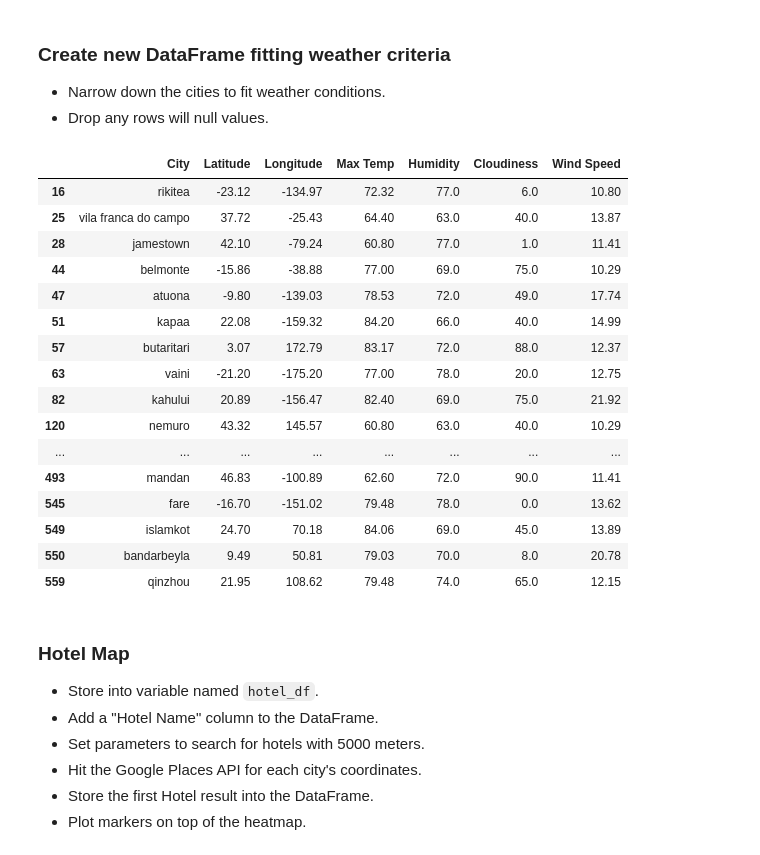
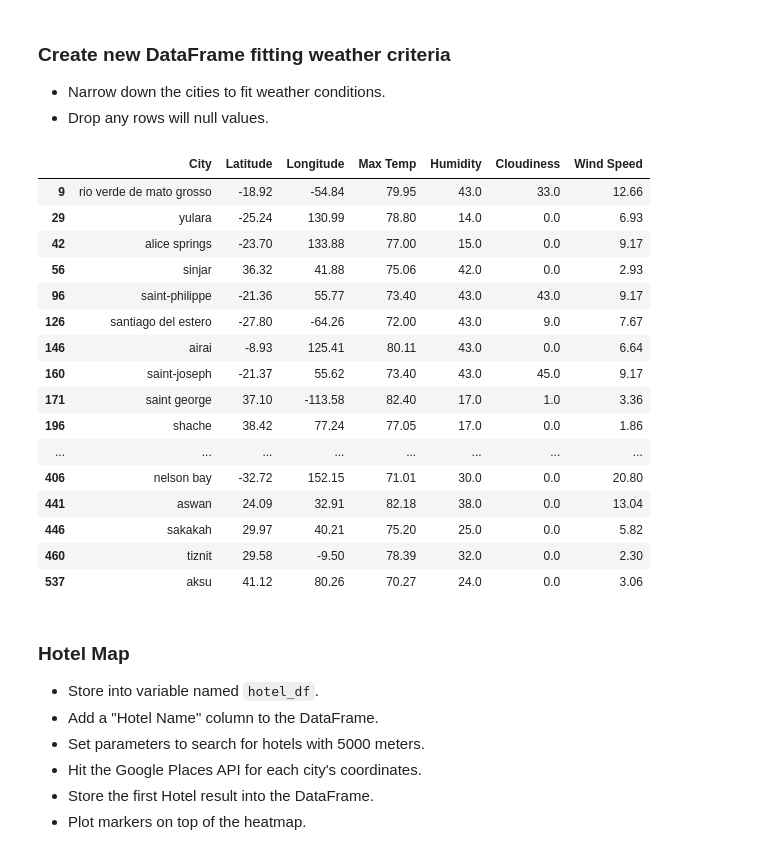
Before and after one commit to delanybroome/pyton-api-challenge, a Jupyter notebook: VacationPy.ipynb, the cells around one changed output. Drawn from its saved outputs; the diff is of its cells as text; code cells hidden in the pictures.

```diff
--- a/VacationPy.ipynb
+++ b/VacationPy.ipynb
@@ -94,29 +92,26 @@ Figure(layout=FigureLayout(border='1px solid black', height='500px', margin='0 a
 * Drop any rows will null values.
 # %%
 # Weather conditions For New Data Frame
-conditions_df = vacation_df[(vacation_df['Max Temp'] < 90)  & (vacation_df['Max Temp'] > 60)]
-conditions_df = conditions_df[(conditions_df['Humidity'] < 80)  & (conditions_df['Humidity'] > 60)]
-conditions_df = conditions_df[(conditions_df'Wind Speed'] < 40)  & (conditions_df['Wind Speed'] > 10)]
-conditions_df = conditions_df.dropna()
+conditions_df = vacation_df.loc[(vacation_df["Max Temp"]>70) & (vacation_df["Max Temp"]<85) & (vacation_df["Humidity"]<50) & (vacation_df["Cloudiness"]<50)]
 conditions_df
 # %% [output]
 |  | City | Latitude | Longitude | Max Temp | Humidity | Cloudiness | Wind Speed |
-| 16 | rikitea | -23.12 | -134.97 | 72.32 | 77.0 | 6.0 | 10.80 |
-| 25 | vila franca do campo | 37.72 | -25.43 | 64.40 | 63.0 | 40.0 | 13.87 |
-| 28 | jamestown | 42.10 | -79.24 | 60.80 | 77.0 | 1.0 | 11.41 |
-| 44 | belmonte | -15.86 | -38.88 | 77.00 | 69.0 | 75.0 | 10.29 |
-| 47 | atuona | -9.80 | -139.03 | 78.53 | 72.0 | 49.0 | 17.74 |
-| 51 | kapaa | 22.08 | -159.32 | 84.20 | 66.0 | 40.0 | 14.99 |
-| 57 | butaritari | 3.07 | 172.79 | 83.17 | 72.0 | 88.0 | 12.37 |
-| 63 | vaini | -21.20 | -175.20 | 77.00 | 78.0 | 20.0 | 12.75 |
-| 82 | kahului | 20.89 | -156.47 | 82.40 | 69.0 | 75.0 | 21.92 |
-| 120 | nemuro | 43.32 | 145.57 | 60.80 | 63.0 | 40.0 | 10.29 |
+| 9 | rio verde de mato grosso | -18.92 | -54.84 | 79.95 | 43.0 | 33.0 | 12.66 |
+| 29 | yulara | -25.24 | 130.99 | 78.80 | 14.0 | 0.0 | 6.93 |
+| 42 | alice springs | -23.70 | 133.88 | 77.00 | 15.0 | 0.0 | 9.17 |
+| 56 | sinjar | 36.32 | 41.88 | 75.06 | 42.0 | 0.0 | 2.93 |
+| 96 | saint-philippe | -21.36 | 55.77 | 73.40 | 43.0 | 43.0 | 9.17 |
+| 126 | santiago del estero | -27.80 | -64.26 | 72.00 | 43.0 | 9.0 | 7.67 |
+| 146 | airai | -8.93 | 125.41 | 80.11 | 43.0 | 0.0 | 6.64 |
+| 160 | saint-joseph | -21.37 | 55.62 | 73.40 | 43.0 | 45.0 | 9.17 |
+| 171 | saint george | 37.10 | -113.58 | 82.40 | 17.0 | 1.0 | 3.36 |
+| 196 | shache | 38.42 | 77.24 | 77.05 | 17.0 | 0.0 | 1.86 |
 | ... | ... | ... | ... | ... | ... | ... | ... |
-| 493 | mandan | 46.83 | -100.89 | 62.60 | 72.0 | 90.0 | 11.41 |
-| 545 | fare | -16.70 | -151.02 | 79.48 | 78.0 | 0.0 | 13.62 |
-| 549 | islamkot | 24.70 | 70.18 | 84.06 | 69.0 | 45.0 | 13.89 |
-| 550 | bandarbeyla | 9.49 | 50.81 | 79.03 | 70.0 | 8.0 | 20.78 |
-| 559 | qinzhou | 21.95 | 108.62 | 79.48 | 74.0 | 65.0 | 12.15 |
+| 406 | nelson bay | -32.72 | 152.15 | 71.01 | 30.0 | 0.0 | 20.80 |
+| 441 | aswan | 24.09 | 32.91 | 82.18 | 38.0 | 0.0 | 13.04 |
+| 446 | sakakah | 29.97 | 40.21 | 75.20 | 25.0 | 0.0 | 5.82 |
+| 460 | tiznit | 29.58 | -9.50 | 78.39 | 32.0 | 0.0 | 2.30 |
+| 537 | aksu | 41.12 | 80.26 | 70.27 | 24.0 | 0.0 | 3.06 |
 # %% [markdown]
 ### Hotel Map
 * Store into variable named `hotel_df`.
```
Also changed, not shown: parts of 9 cells of this notebook, 1 other file.
